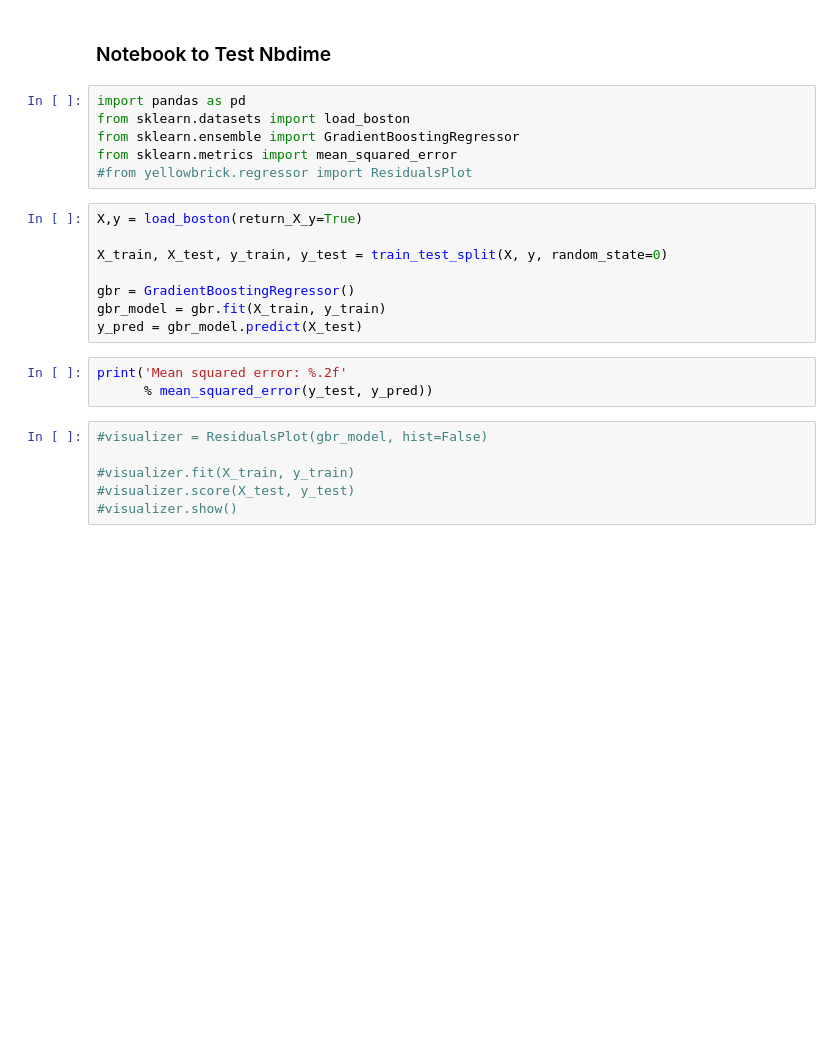
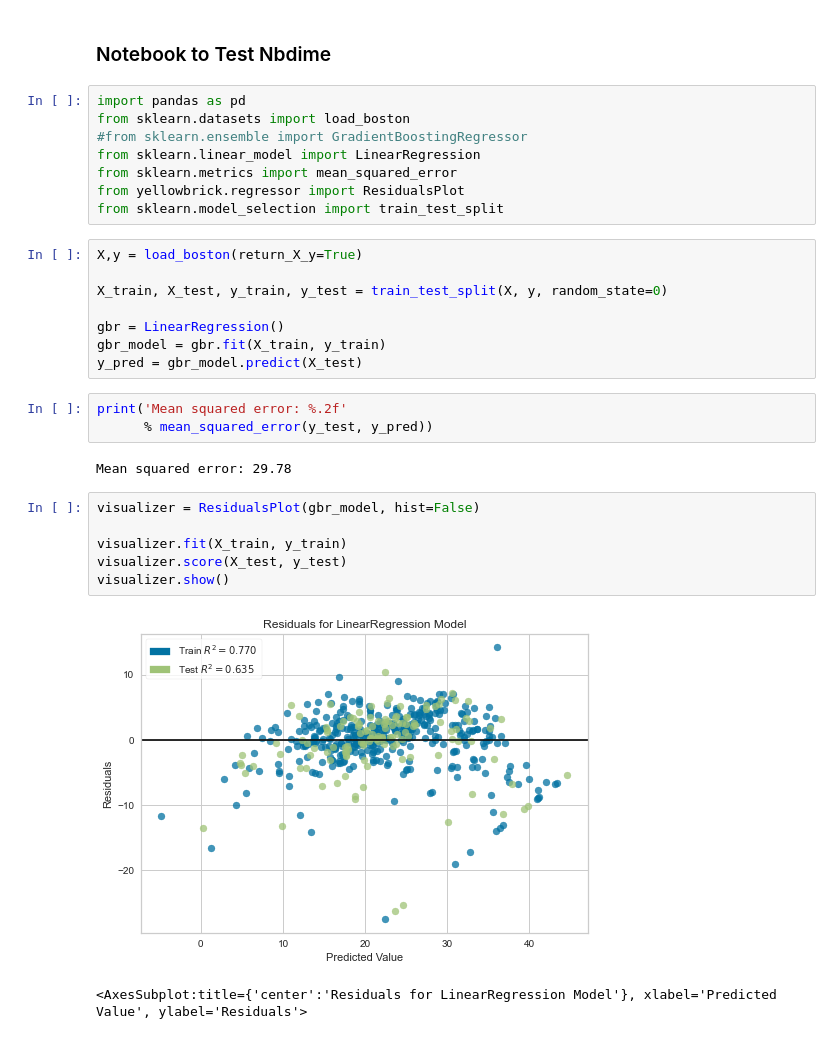
Before and after one commit to rebecca-vickery/machine-learning-tutorials, a Jupyter notebook: version-control-tools/testing_nbdime.ipynb, the cells around one changed output. Drawn from its saved outputs; the diff is of its cells as text; blank space fills up the shorter version.

```diff
--- a/version-control-tools/testing_nbdime.ipynb
+++ b/version-control-tools/testing_nbdime.ipynb
@@ -3,23 +3,30 @@
 # %%
 import pandas as pd
 from sklearn.datasets import load_boston
-from sklearn.ensemble import GradientBoostingRegressor
+#from sklearn.ensemble import GradientBoostingRegressor
+from sklearn.linear_model import LinearRegression
 from sklearn.metrics import mean_squared_error
-#from yellowbrick.regressor import ResidualsPlot
+from yellowbrick.regressor import ResidualsPlot
+from sklearn.model_selection import train_test_split
 # %%
 X,y = load_boston(return_X_y=True)
 
 X_train, X_test, y_train, y_test = train_test_split(X, y, random_state=0)
 
-gbr = GradientBoostingRegressor()
+gbr = LinearRegression()
 gbr_model = gbr.fit(X_train, y_train)
 y_pred = gbr_model.predict(X_test)
 # %%
 print('Mean squared error: %.2f'
       % mean_squared_error(y_test, y_pred))
+# %% [output]
+Mean squared error: 29.78
 # %%
-#visualizer = ResidualsPlot(gbr_model, hist=False)
+visualizer = ResidualsPlot(gbr_model, hist=False)
 
-#visualizer.fit(X_train, y_train)
-#visualizer.score(X_test, y_test)
-#visualizer.show()
+visualizer.fit(X_train, y_train)
+visualizer.score(X_test, y_test)
+visualizer.show()
+# %% [output]
+[figure, added]
+<AxesSubplot:title={'center':'Residuals for LinearRegression Model'}, xlabel='Predicted Value', ylabel='Residuals'>
```
